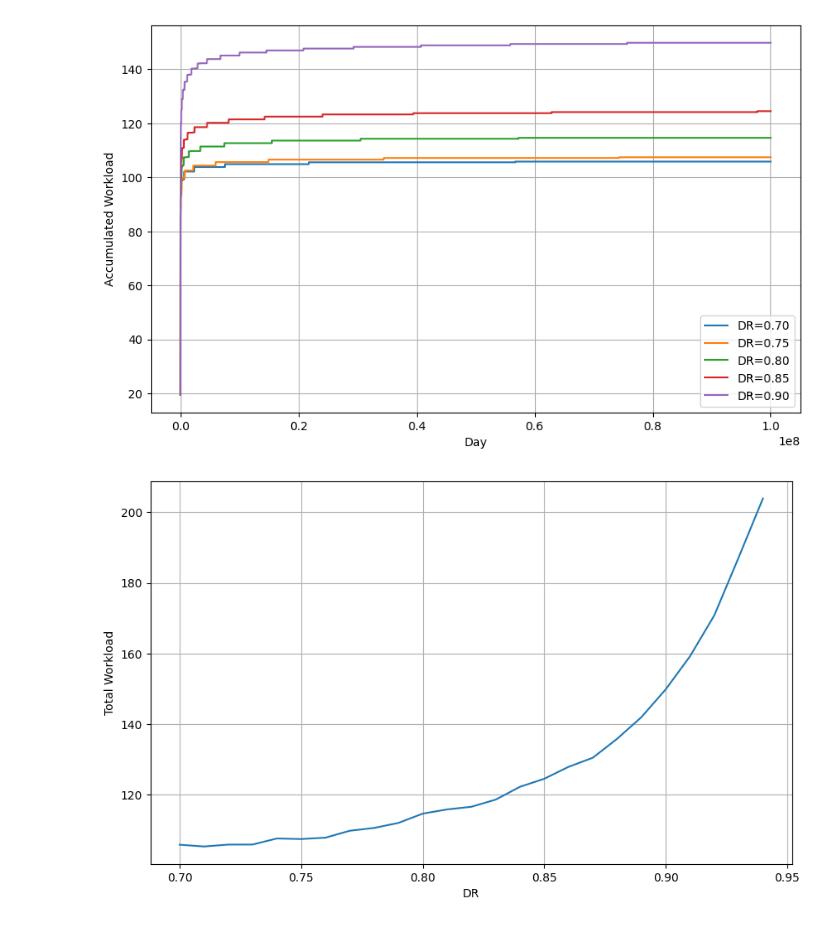
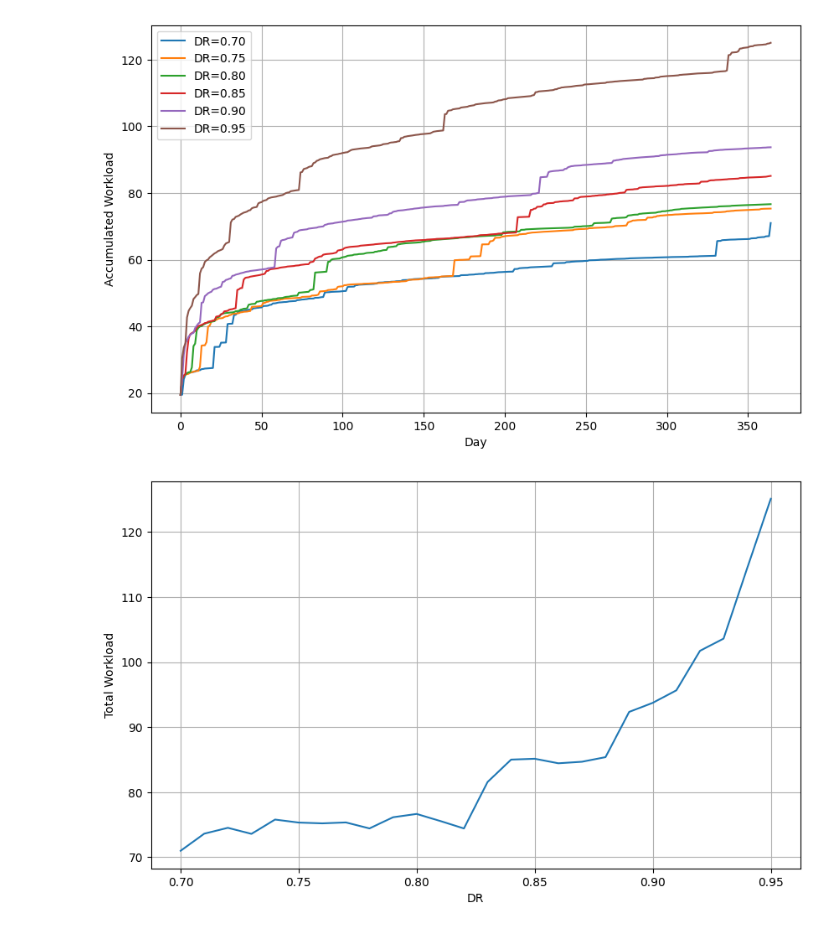
Before and after one commit to open-spaced-repetition/expected-workload, a Jupyter notebook: notebook.ipynb, the cells around one changed output. Saved outputs shown, nothing was run; the diff lists cells and outputs as text; code cells hidden in the pictures.

Commit message:
refactor learning parameters and update plotting range

```diff
--- a/notebook.ipynb
+++ b/notebook.ipynb
@@ -2,8 +2,8 @@
 import numpy as np
 import matplotlib.pyplot as plt
 
-learn_day_limit = int(1e8)
-termination_prob = 0.01
+learn_span = 365
+termination_prob = 1e-5
 
 w = [
     0.212,
@@ -96,7 +96,7 @@ def next_interval(s, r, decay: float = -w[20]):
 
 
 def expected_learn(acc_prob, stability, difficulty, day, record, dr, tr, cost):
-    if day >= learn_day_limit or acc_prob <= termination_prob:
+    if day >= learn_span or acc_prob <= termination_prob:
         return
     record[day] += acc_prob * cost
     if stability > 0:
@@ -132,37 +132,37 @@ def expected_learn(acc_prob, stability, difficulty, day, record, dr, tr, cost):
         dr,
         tr_forget,
         FORGET_COST,
     )
 
 workload_list = []
 
 
 plt.figure(figsize=(10, 6))
 
-R_RANGE = np.arange(0.7, 0.95, 0.01)
+R_RANGE = np.arange(0.7, 0.96, 0.01)
 
 for i, dr in enumerate(R_RANGE):
-    record = np.zeros(learn_day_limit)
+    record = np.zeros(learn_span)
     expected_learn(1, 0, 0, 0, record, dr, 0.8, LEARN_COST)
     if i % 5 == 0:
         plt.plot(np.cumsum(record), label=f"DR={dr:.2f}")
     workload_list.append(np.sum(record))
 
 plt.grid(True)
 plt.xlabel("Day")
 plt.ylabel("Accumulated Workload")
 plt.legend()
 plt.show()
 
 plt.figure(figsize=(10, 6))
 plt.plot(R_RANGE, workload_list)
 plt.grid(True)
 plt.xlabel("DR")
 plt.ylabel("Total Workload")
 plt.show()
 # %% [output]
-[figure, old version]
+[figure, new version]
-[figure, old version]
+[figure, new version]
 # %%
 def memorization(dr):
     s = 100
```
Also changed, not shown: parts of 1 cell of this notebook.
